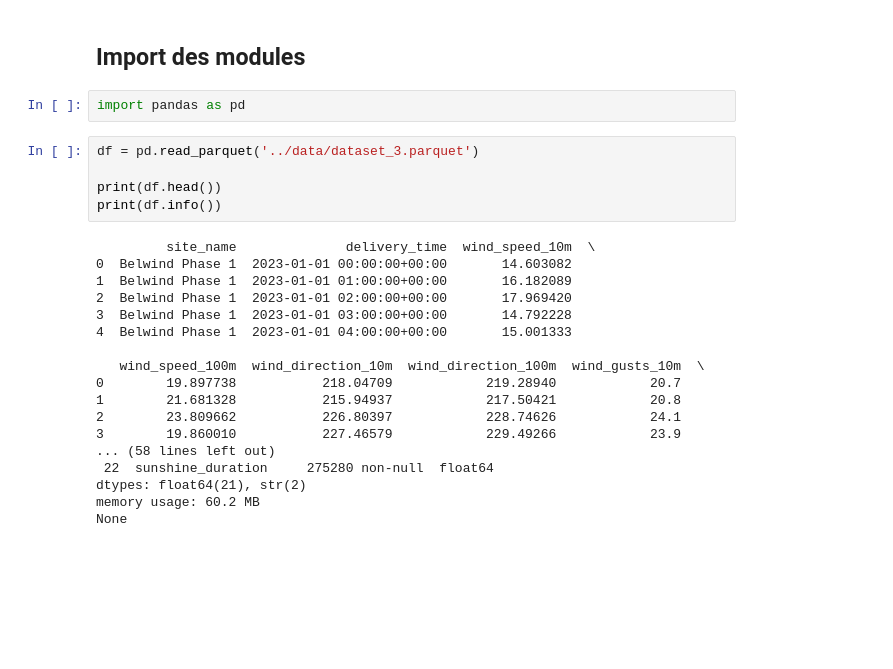
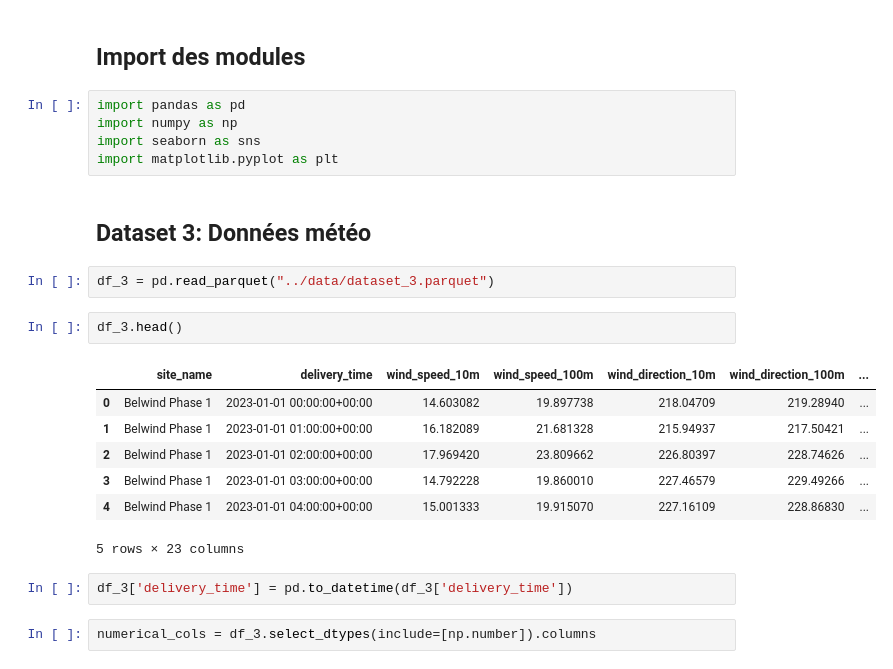
Before and after one commit to zzac/Wind-Power-Production-Forecast, a Jupyter notebook: notebooks/analysis_dataset_3.ipynb, the cells around one changed output. Saved outputs shown, nothing was run; the diff lists cells and outputs as text; blank space fills up the shorter version.

```diff
--- a/notebooks/analysis_dataset_3.ipynb
+++ b/notebooks/analysis_dataset_3.ipynb
@@ -5,27 +3,25 @@ Contient les données météo.
 # %% [markdown]
 ## Import des modules
-# %%
-import pandas as pd
+# %%
+import pandas as pd
+import numpy as np
+import seaborn as sns
+import matplotlib.pyplot as plt
+# %% [markdown]
+## Dataset 3: Données météo
 # %%
-df = pd.read_parquet('../data/dataset_3.parquet')
-
-print(df.head())
-print(df.info())
+df_3 = pd.read_parquet("../data/dataset_3.parquet")
-# %% [output]
-         site_name              delivery_time  wind_speed_10m  \
-0  Belwind Phase 1  2023-01-01 00:00:00+00:00       14.603082
-1  Belwind Phase 1  2023-01-01 01:00:00+00:00       16.182089
-2  Belwind Phase 1  2023-01-01 02:00:00+00:00       17.969420
-3  Belwind Phase 1  2023-01-01 03:00:00+00:00       14.792228
-4  Belwind Phase 1  2023-01-01 04:00:00+00:00       15.001333
-
-   wind_speed_100m  wind_direction_10m  wind_direction_100m  wind_gusts_10m  \
-0        19.897738           218.04709            219.28940            20.7
-1        21.681328           215.94937            217.50421            20.8
-2        23.809662           226.80397            228.74626            24.1
-3        19.860010           227.46579            229.49266            23.9
-... (58 lines left out)
- 22  sunshine_duration     275280 non-null  float64
-dtypes: float64(21), str(2)
-memory usage: 60.2 MB
-None
+# %%
+df_3.head()
+# %% [output]
+|  | site_name | delivery_time | wind_speed_10m | wind_speed_100m | wind_direction_10m | wind_direction_100m | ... |
+| 0 | Belwind Phase 1 | 2023-01-01 00:00:00+00:00 | 14.603082 | 19.897738 | 218.04709 | 219.28940 | ... |
+| 1 | Belwind Phase 1 | 2023-01-01 01:00:00+00:00 | 16.182089 | 21.681328 | 215.94937 | 217.50421 | ... |
+| 2 | Belwind Phase 1 | 2023-01-01 02:00:00+00:00 | 17.969420 | 23.809662 | 226.80397 | 228.74626 | ... |
+| 3 | Belwind Phase 1 | 2023-01-01 03:00:00+00:00 | 14.792228 | 19.860010 | 227.46579 | 229.49266 | ... |
+| 4 | Belwind Phase 1 | 2023-01-01 04:00:00+00:00 | 15.001333 | 19.915070 | 227.16109 | 228.86830 | ... |
+5 rows × 23 columns
+# %%
+df_3['delivery_time'] = pd.to_datetime(df_3['delivery_time'])
+# %%
+numerical_cols = df_3.select_dtypes(include=[np.number]).columns
```
Also changed, not shown: parts of 9 cells of this notebook, 1 other file.
